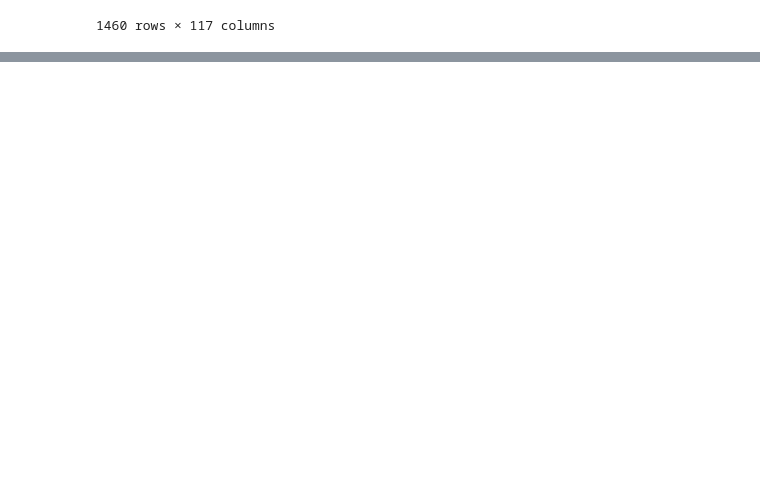
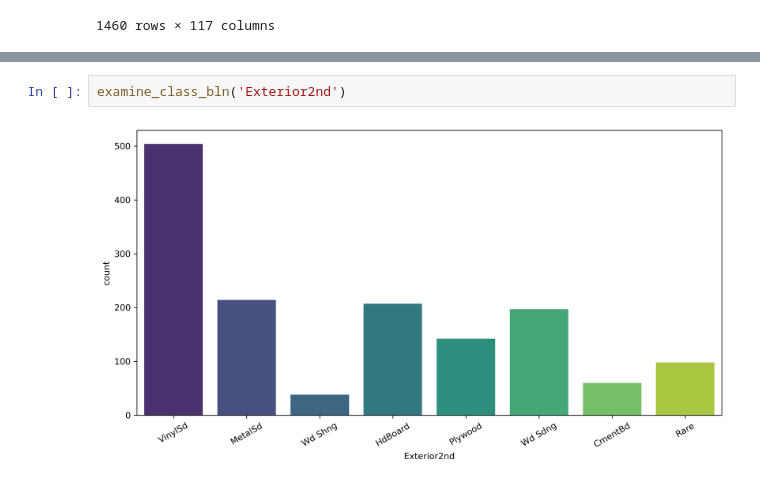
Before and after one commit to ashen007/Feature_enginering, a Jupyter notebook: notebooks/case study/encoding & transformation.ipynb, the cells around one changed output, grey strips where cells are left out. Drawn from its saved outputs; the diff is of its cells as text; blank space fills up the shorter version.

```diff
--- a/notebooks/case study/encoding & transformation.ipynb
+++ b/notebooks/case study/encoding & transformation.ipynb
@@ -140,0 +295,4 @@ data_e
+# %%
+examine_class_bln('Exterior2nd')
+# %% [output]
+[figure, added]
```
Also changed, not shown: parts of 13 cells of this notebook.
